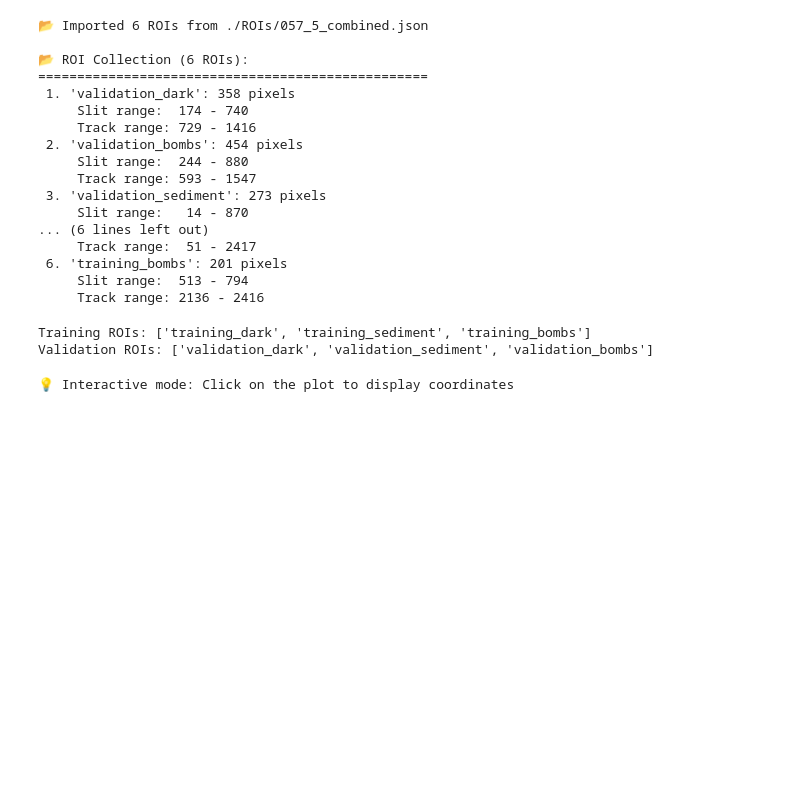
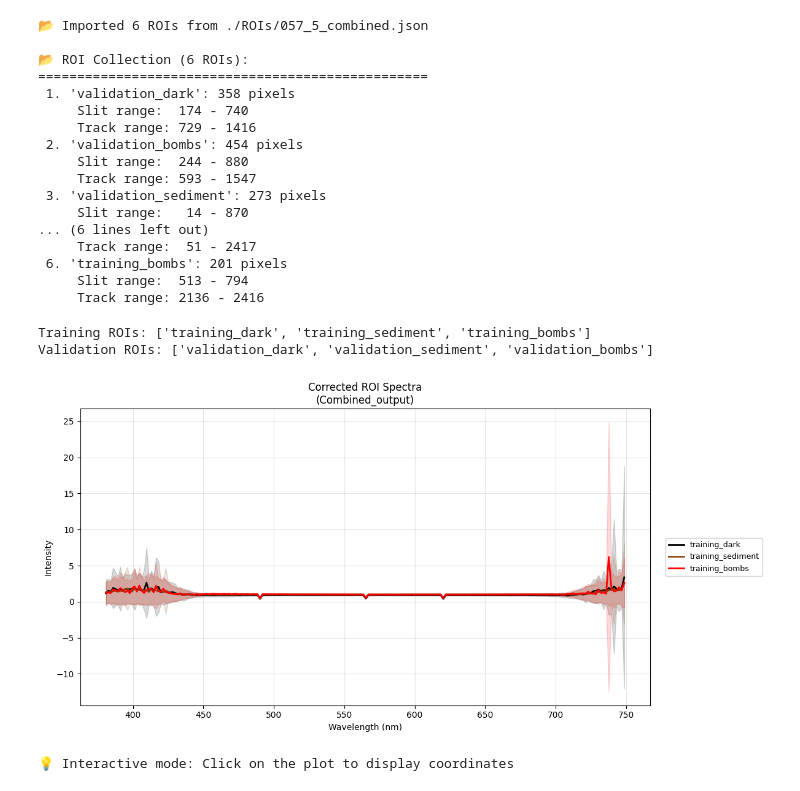
Before and after one commit to erikliiu/gref4hsi, a Jupyter notebook: gref4hsi/final_act/dev/dev20_test_new_SVM.ipynb, the cells around one changed output. Saved outputs shown, nothing was run; the diff lists cells and outputs as text; code cells hidden in the pictures; blank space fills up the shorter version.

```diff
--- a/gref4hsi/final_act/dev/dev20_test_new_SVM.ipynb
+++ b/gref4hsi/final_act/dev/dev20_test_new_SVM.ipynb
@@ -130,6 +128,21 @@ print(f"Validation ROIs: {validation_rois}")
 # %% [output]
 Training ROIs: ['training_dark', 'training_sediment', 'training_bombs']
 Validation ROIs: ['validation_dark', 'validation_sediment', 'validation_bombs']
+# %%
+# Plot preprocessed spectra (no additional processing - already done)
+cube.plot_spectrum(
+    roi_names=training_rois,
+    use_corrected=True,
+    wavelength_range=None,  # Already cropped in memory
+    # wavelength_smoothing=1,  # Already smoothed in memory
+    interpolate_wavelengths=None,  # Already interpolated in memory
+    normalize_method=None,  # Already normalized in memory
+    legend_loc="outside",
+    use_inline_labels=False,
+    show_std=True,
+)
+# %% [output]
+[figure, added]
 # %%
 # Plot validation ROIs
 %matplotlib inline
```
Also changed, not shown: parts of 11 cells of this notebook, 10 other files.
